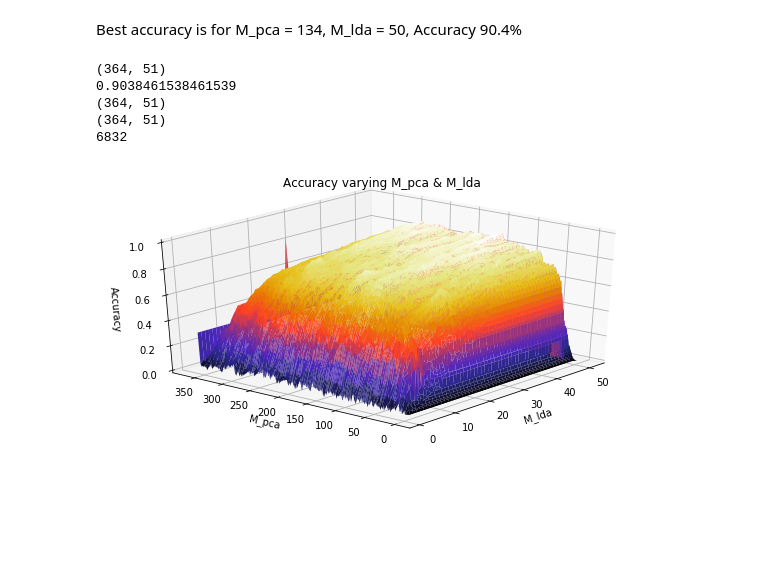
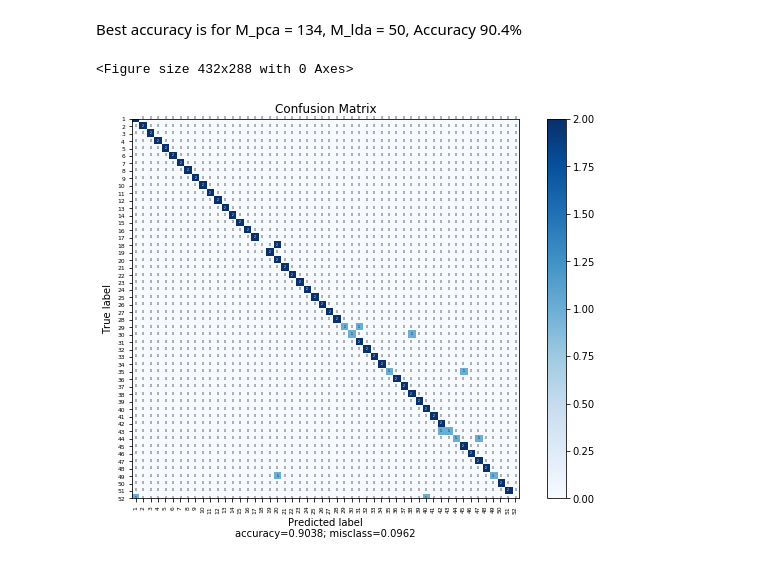
Before and after one commit to pedromonteiro18/Pattern_Recognition, a Jupyter notebook: Q3.ipynb, the cells around one changed output. Cells and saved outputs as stored; diff of their text form; code cells hidden in the pictures; blank space fills up the shorter version.

```diff
--- a/Q3.ipynb
+++ b/Q3.ipynb
@@ -223,34 +255,2 @@ for x in range(acc_array.shape[0]):
 # %% [markdown]
 Best accuracy is for M_pca = 134, M_lda = 50, Accuracy 90.4%
-# %%
-
-from mpl_toolkits import mplot3d
-
-x = np.linspace(1, M_lda_range, M_lda_range)
-y = np.linspace(1, M_pca_range, M_pca_range)
-
-X, Y = np.meshgrid(x, y)
-
-print(acc_array.shape)
-print(acc_max)
-print(X.shape)
-print(Y.shape)
-print(acc_array.argmax())
-fig = plt.figure(figsize=[10,5])
-ax = plt.axes(projection='3d')
-ax.plot_surface(X, Y, acc_array, rstride=1, cstride=1,
-                cmap=plt.cm.CMRmap, edgecolor='none')
-ax.set_title('Accuracy varying M_pca & M_lda');
-ax.set_xlabel('M_lda')
-ax.set_ylabel('M_pca')
-ax.set_zlim3d(0,1)
-ax.set_zlabel('Accuracy');
-
-ax.view_init(30, 220)
-# %% [output]
-(364, 51)
-0.9038461538461539
-(364, 51)
-(364, 51)
-6832
-[figure, removed]
@@ -256,0 +337,32 @@ ax.view_init(30, 220)
+# %%
+from sklearn.metrics import confusion_matrix
+M_pca = 134
+M_lda = 50
+
+eigvecsM = Meigvecs_new[:M_pca]
+Wpca = np.dot(A.T, eigvecsM.T).T
+
+X = Wpca.T
+Y = label_train.reshape(label_train.shape[1])
+lda = LinearDiscriminantAnalysis(n_components = M_lda)
+Wlda = lda.fit_transform(X, Y)
+
+nn = KNeighborsClassifier(n_neighbors=1)
+nn.fit(Wlda, label_train.T.ravel())
+
+W_test = np.dot(eigvecsM, data_test ).T
+W_test_2 = lda.transform(W_test)
+Accuracy = nn.score(W_test_2, label_test.T.ravel())
+prediction = nn.predict(W_test_2)
+
+
+cfn_matrix = confusion_matrix(label_test.T, prediction)
+class_names = np.arange(1,53)
+plt.figure()
+plot_confusion_matrix(cm           = cfn_matrix,
+                      normalize    = False,
+                      target_names = class_names,
+                      title        = "Confusion Matrix")
+# %% [output]
+<Figure size 432x288 with 0 Axes>
+[figure, added]
```
Also changed, not shown: parts of 2 cells of this notebook.
